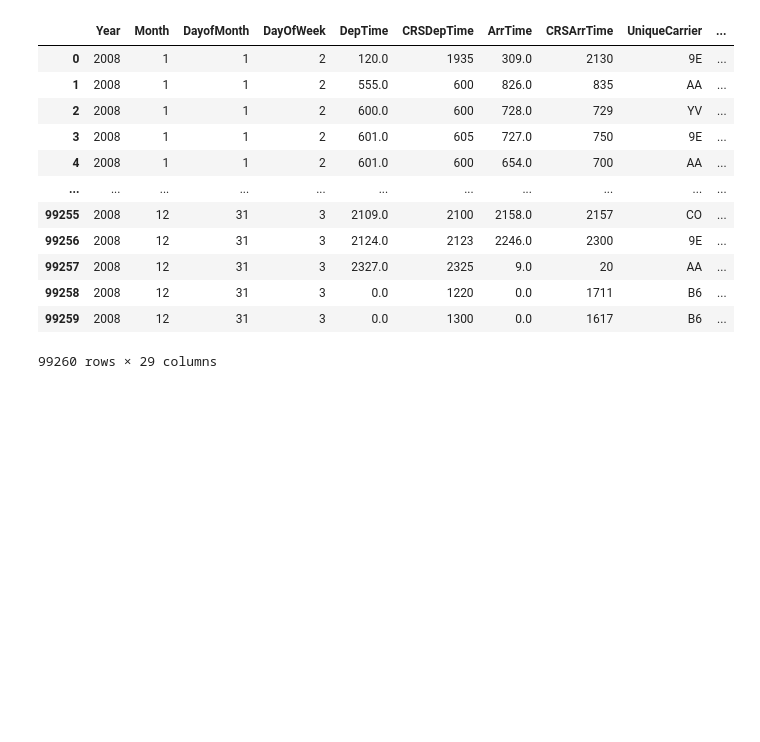
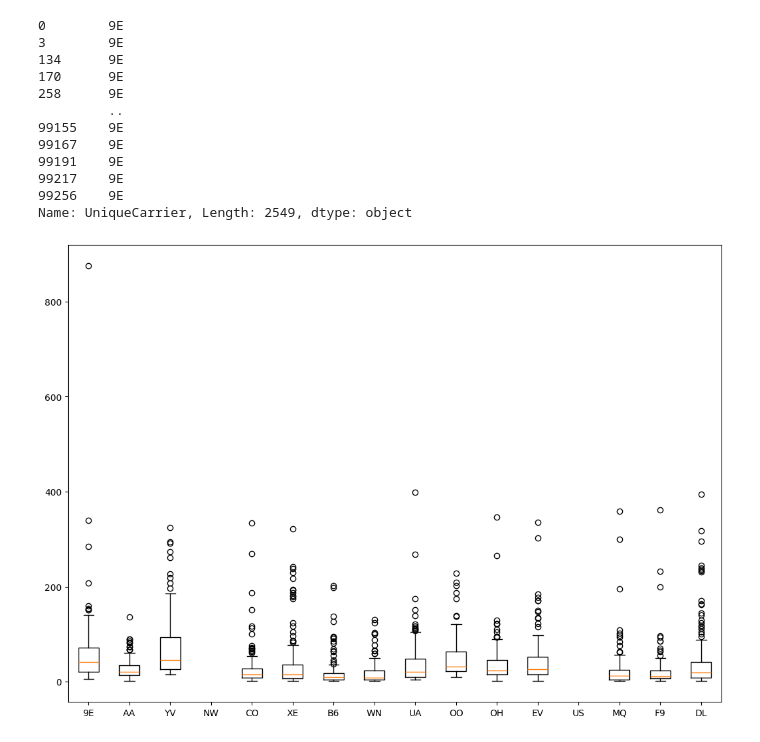
Before and after one commit to amal-kadri/ECO395M-1, a Jupyter notebook: exercises/excercise1.ipynb, the cells around one changed output. Saved outputs shown, nothing was run; the diff lists cells and outputs as text; code cells hidden in the pictures; blank space fills up the shorter version.

Commit message:
airplane graph

```diff
--- a/exercises/excercise1.ipynb
+++ b/exercises/excercise1.ipynb
@@ -11,18 +12,36 @@ path_sclass = 'data/sclass.csv'
 abia = pd.read_csv(path+path_abia).fillna(0)
 olympics = pd.read_csv(path+path_olympics)
 sclass = pd.read_csv(path+path_sclass)
-abia
+abia['UniqueCarrier'][abia['UniqueCarrier']=='9E']
 # %% [output]
-|  | Year | Month | DayofMonth | DayOfWeek | DepTime | CRSDepTime | ArrTime | CRSArrTime | UniqueCarrier | ... |
-| 0 | 2008 | 1 | 1 | 2 | 120.0 | 1935 | 309.0 | 2130 | 9E | ... |
-| 1 | 2008 | 1 | 1 | 2 | 555.0 | 600 | 826.0 | 835 | AA | ... |
-| 2 | 2008 | 1 | 1 | 2 | 600.0 | 600 | 728.0 | 729 | YV | ... |
-| 3 | 2008 | 1 | 1 | 2 | 601.0 | 605 | 727.0 | 750 | 9E | ... |
-| 4 | 2008 | 1 | 1 | 2 | 601.0 | 600 | 654.0 | 700 | AA | ... |
-| ... | ... | ... | ... | ... | ... | ... | ... | ... | ... | ... |
-| 99255 | 2008 | 12 | 31 | 3 | 2109.0 | 2100 | 2158.0 | 2157 | CO | ... |
-| 99256 | 2008 | 12 | 31 | 3 | 2124.0 | 2123 | 2246.0 | 2300 | 9E | ... |
-| 99257 | 2008 | 12 | 31 | 3 | 2327.0 | 2325 | 9.0 | 20 | AA | ... |
-| 99258 | 2008 | 12 | 31 | 3 | 0.0 | 1220 | 0.0 | 1711 | B6 | ... |
-| 99259 | 2008 | 12 | 31 | 3 | 0.0 | 1300 | 0.0 | 1617 | B6 | ... |
-99260 rows × 29 columns
+0        9E
+3        9E
+134      9E
+170      9E
+258      9E
+         ..
+99155    9E
+99167    9E
+99191    9E
+99217    9E
+99256    9E
+Name: UniqueCarrier, Length: 2549, dtype: object
+# %%
+# plt.boxplot(abia["UniqueCarrier"][abia['UniqueCarrier']=='9E'],abia["CarrierDelay"][abia['UniqueCarrier']=='9E'])
+carriers = abia["UniqueCarrier"].unique().tolist()
+
+flightdata = pd.DataFrame()
+for carrier in carriers:
+    flightdata[carrier] = abia["CarrierDelay"][(abia['UniqueCarrier']==carrier) & (abia['CarrierDelay']>0)].reset_index(drop=True)
+
+flightdata
+
+fig = plt.figure(figsize =(10, 7))
+ax = fig.add_axes([0, 0, 1, 1])
+ax.set_xticklabels(carriers)
+
+
+plt.boxplot(flightdata)
+plt.show()
+# %% [output]
+[figure, added]
```
Also changed, not shown: parts of 1 cell of this notebook.
